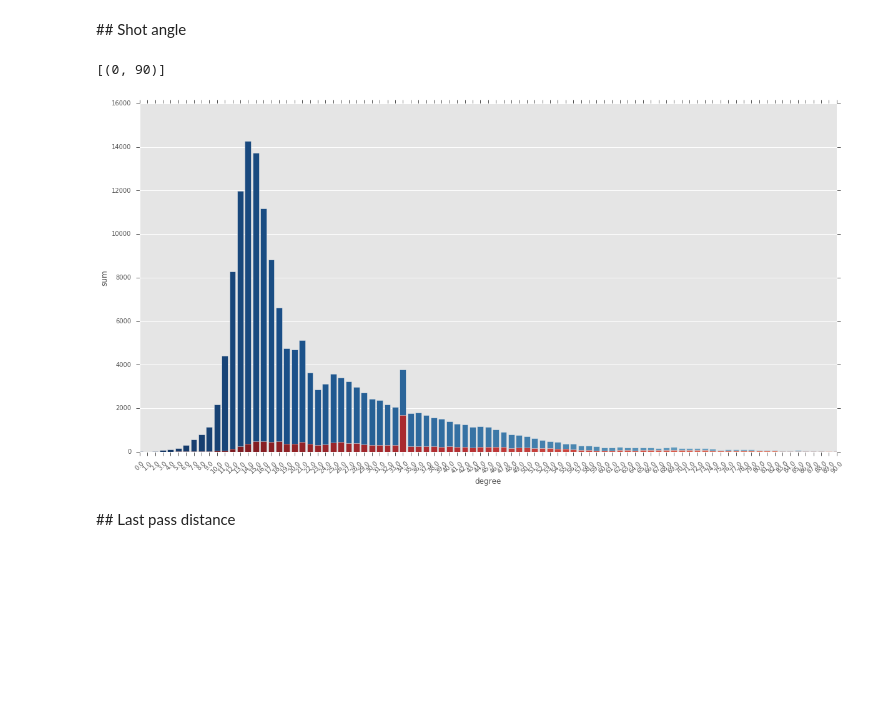
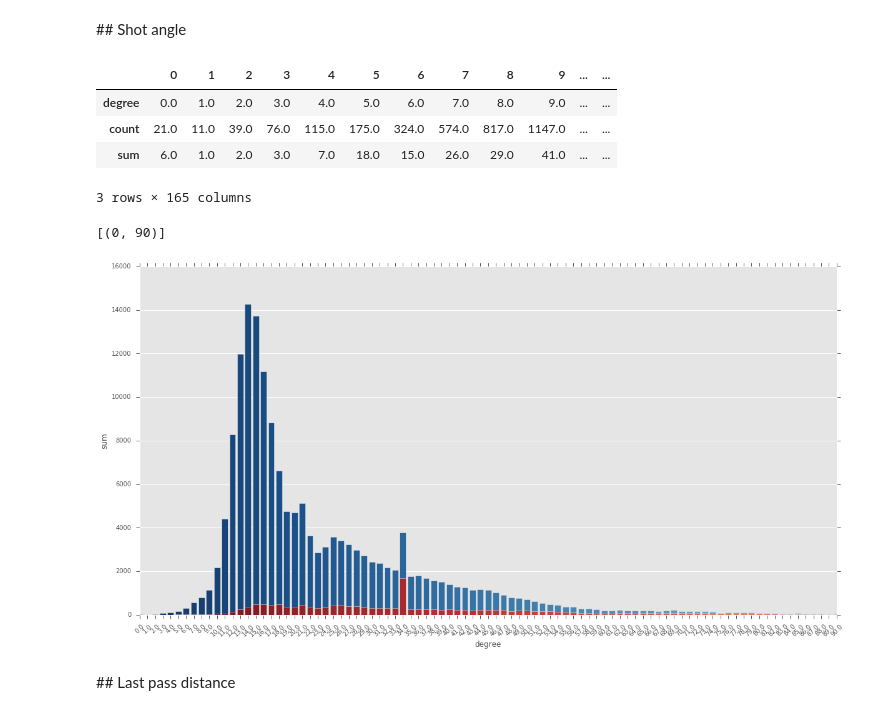
Before and after one commit to 10contre11/notebooks, a Jupyter notebook: xg_features_selection.ipynb, the cells around one changed output. Drawn from its saved outputs; the diff is of its cells as text; code cells hidden in the pictures; blank space fills up the shorter version.

```diff
--- a/xg_features_selection.ipynb
+++ b/xg_features_selection.ipynb
@@ -53,13 +62,19 @@ p.set(xlim=(0, 60))
 # %%
 nb_shots_by_angle = shots.groupby(shots['degree'].apply(lambda x: round(x, 0))).agg(['count', 'sum'])['goal']
 nb_shots_by_angle.reset_index(inplace=True)
 
+display(nb_shots_by_angle.T)
 p = sns.barplot(x="degree", y="count", data=nb_shots_by_angle, palette=color1)
 p = sns.barplot(x="degree", y="sum", data=nb_shots_by_angle, palette=color2)
 p.set_xticklabels(labels = p.get_xticklabels(), rotation=45)
 p.set(xlim=(0, 90))
 # %% [output]
+|  | 0 | 1 | 2 | 3 | 4 | 5 | 6 | 7 | 8 | 9 | ... | ... |
+| degree | 0.0 | 1.0 | 2.0 | 3.0 | 4.0 | 5.0 | 6.0 | 7.0 | 8.0 | 9.0 | ... | ... |
+| count | 21.0 | 11.0 | 39.0 | 76.0 | 115.0 | 175.0 | 324.0 | 574.0 | 817.0 | 1147.0 | ... | ... |
+| sum | 6.0 | 1.0 | 2.0 | 3.0 | 7.0 | 18.0 | 15.0 | 26.0 | 29.0 | 41.0 | ... | ... |
-[(0, 90)]
+3 rows × 165 columns
+[(0, 90)]
 [figure]
 # %% [markdown]
 ## Last pass distance
```
Also changed, not shown: parts of 11 cells of this notebook.
